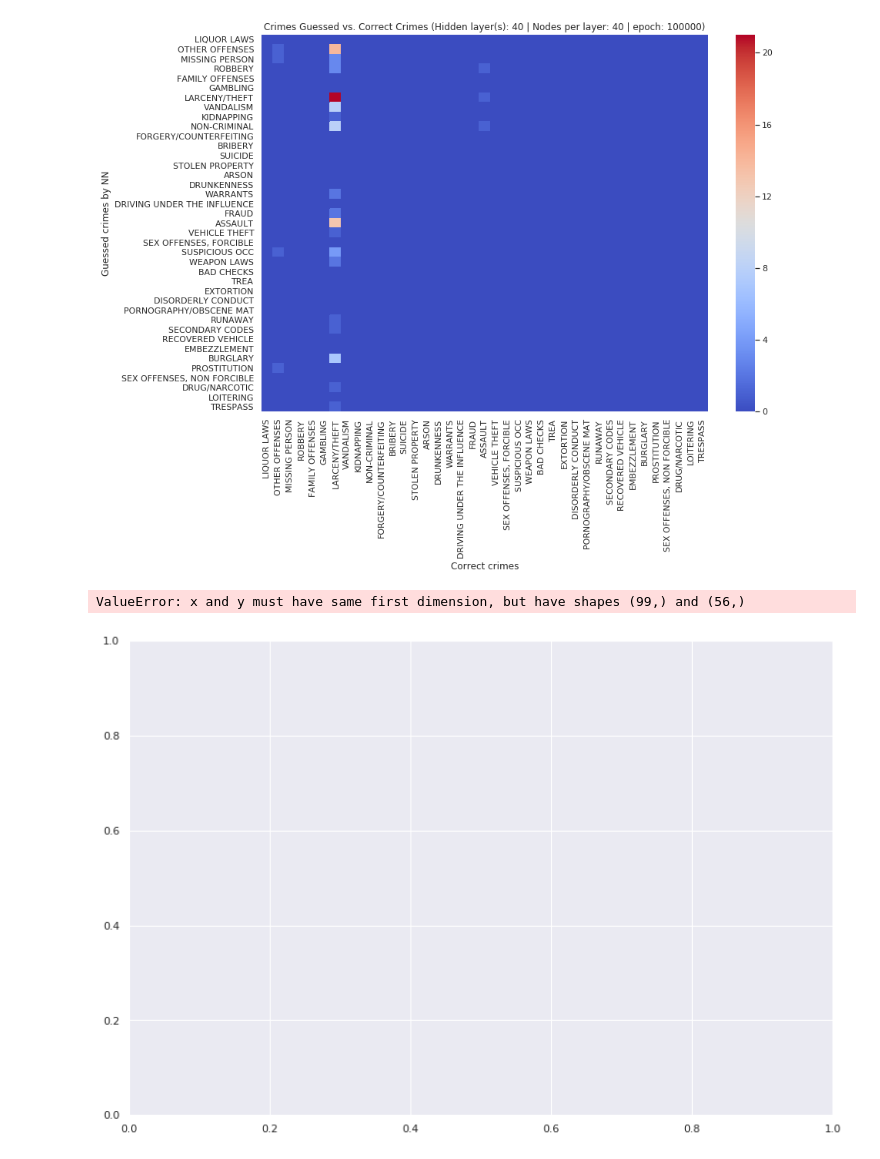
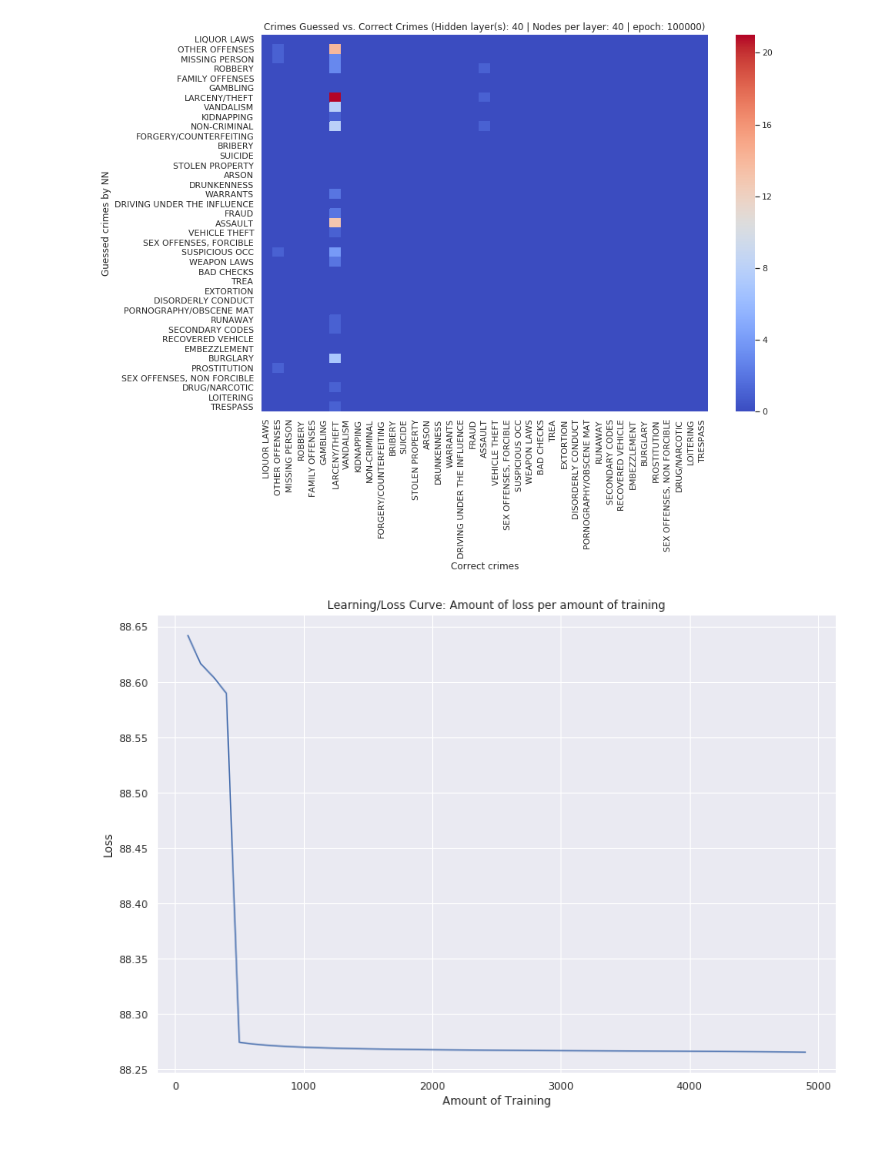
Before and after one commit to spa542/COSC311, a Jupyter notebook: Project2RosiakDawson/NNIterations/L40LS40.ipynb, the cells around one changed output. Saved outputs shown, nothing was run; the diff lists cells and outputs as text; code cells hidden in the pictures.

Commit message:
Fixing error and adding a grph

```diff
--- a/Project2RosiakDawson/NNIterations/L40LS40.ipynb
+++ b/Project2RosiakDawson/NNIterations/L40LS40.ipynb
@@ -195,11 +176,10 @@ print()
 [figure]
 # %%
 # Printing the learning curve for northern
-plt.plot([i*100 for i in range(1, 100)], loses[1:100])
+plt.plot([i*100 for i in range(1, 50)], loses[1:50])
 plt.title('Learning/Loss Curve: Amount of loss per amount of training')
 plt.xlabel('Amount of Training')
 plt.ylabel('Loss')
 plt.show()
 # %% [output]
-ValueError: x and y must have same first dimension, but have shapes (99,) and (56,)
-[figure, old version]
+[figure, new version]
```
Also changed, not shown: parts of 1 cell of this notebook.
